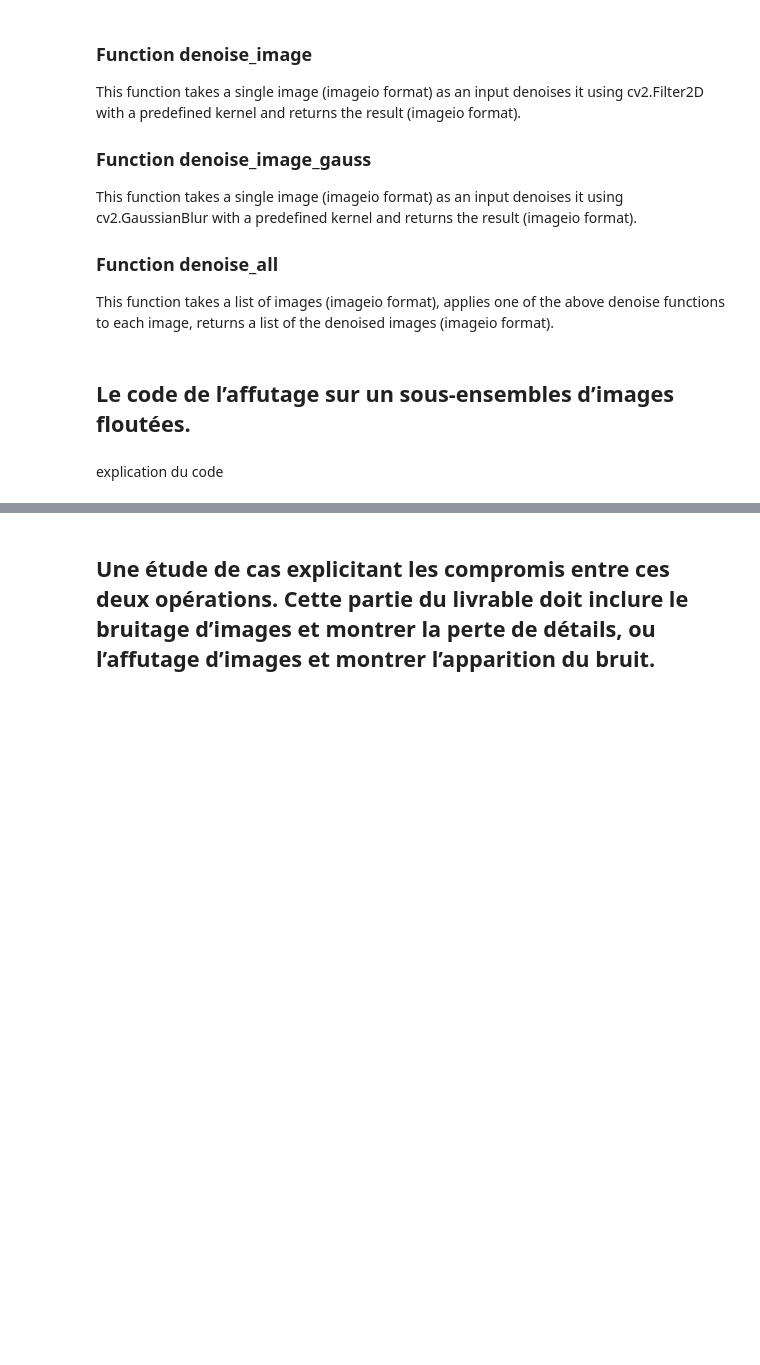
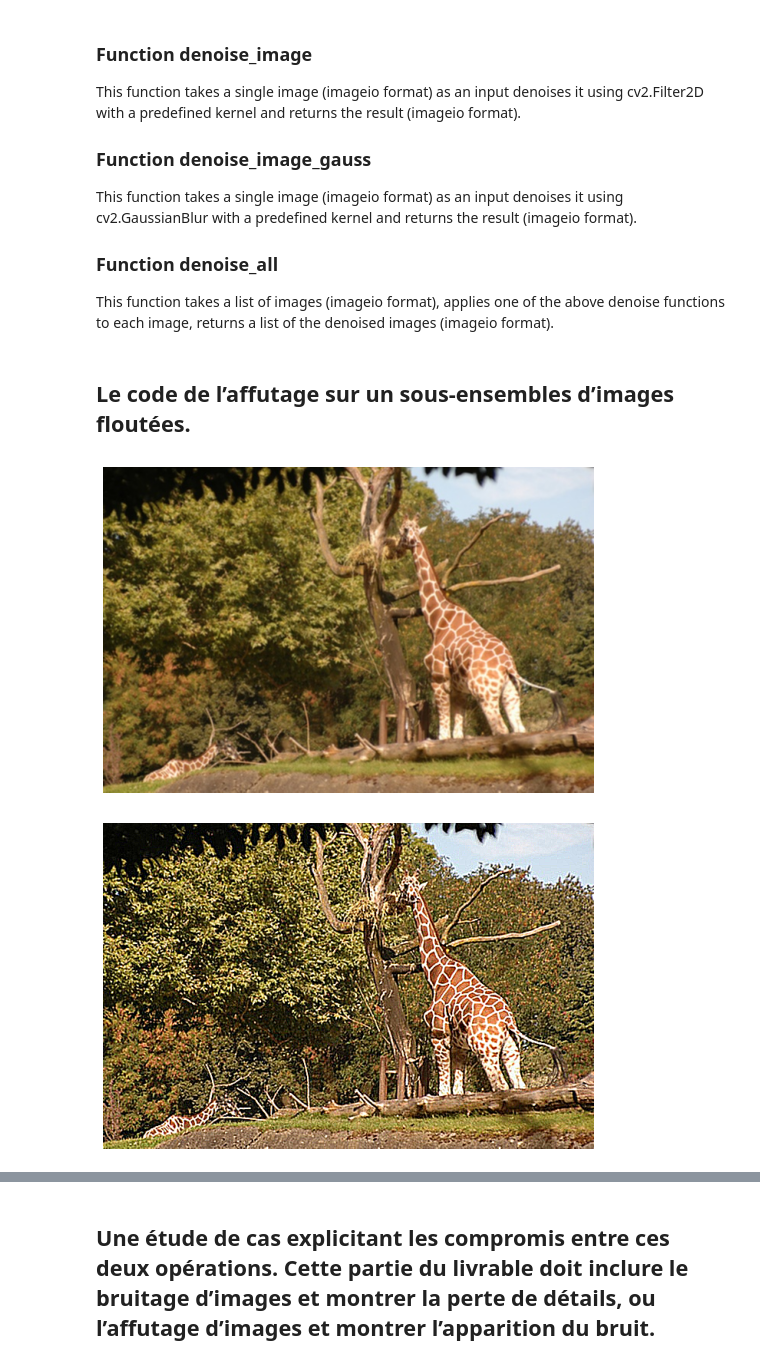
Before and after one commit to MazurierPierre/Projet-Data-Science, a Jupyter notebook: Livrable 1.ipynb, the cells around one changed output, grey strips where cells are left out. Saved outputs shown, nothing was run; the diff lists cells and outputs as text; code cells hidden in the pictures; blank space fills up the shorter version.

Commit message:
Added sharpening functions + explainations

```diff
--- a/Livrable 1.ipynb
+++ b/Livrable 1.ipynb
@@ -105,2 +103,31 @@ This function takes a list of images (imageio format), applies one of the above
-# %% [markdown]
-explication du code
+# %%
+def sharpen_image(img):
+    kernel = np.array([
+        [-1, -1, -1],
+        [-1,  9, -1],
+        [-1, -1, -1]
+    ])
+    return cv2.filter2D(img, -1, kernel)
+
+def sharpen_all(images):
+
+    sharpened_images = []
+
+    for image in images:
+        sharpened_img = sharpen_image(image)
+        sharpened_images.append(sharpened_img)
+
+    return sharpened_images
+
+# Read original images
+images_to_sharpen = paths_to_images(blurry_files)
+
+# Sharpen images
+sharpened_images = sharpen_all(images_to_sharpen)
+
+# Print first image in list (before / after)
+print_image(images_to_sharpen[0])
+print_image(sharpened_images[0])
+# %% [output]
+[figure, added]
+[figure, added]
```
Also changed, not shown: parts of 3 cells of this notebook.
